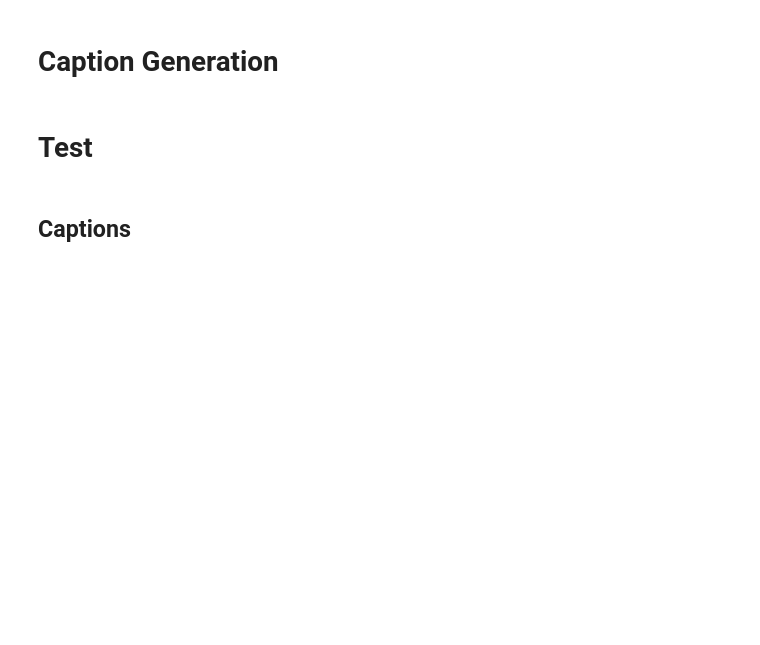
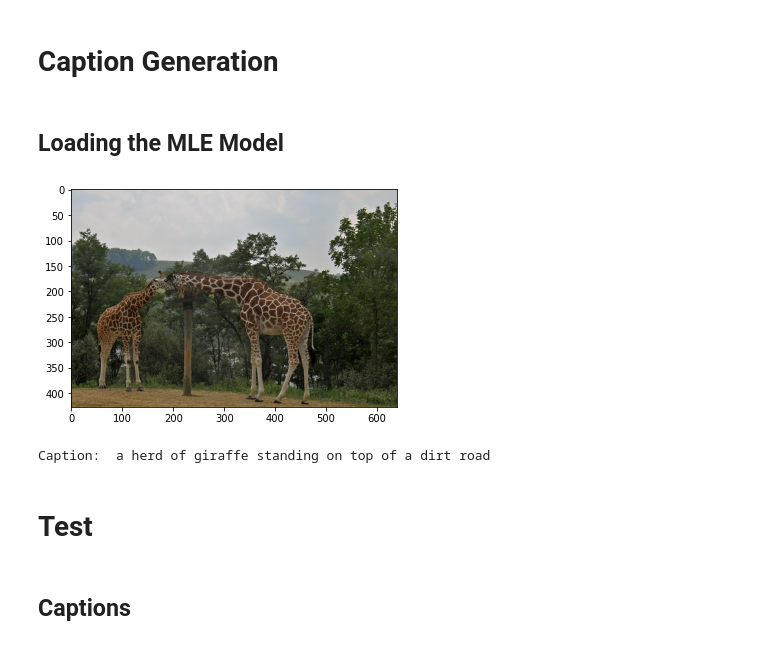
Before and after one commit to AlirezaAbedinii/ImageCaptioning, a Jupyter notebook: Image_Captioning.ipynb, the cells around one changed output. Drawn from its saved outputs; the diff is of its cells as text; code cells hidden in the pictures; blank space fills up the shorter version.

Commit message:
Caption generation added.

```diff
--- a/Image_Captioning.ipynb
+++ b/Image_Captioning.ipynb
@@ -61,8 +62,8 @@ train_df_path = '/content/drive/MyDrive/Dataset/train_data.csv'
 test_df_path = '/content/drive/MyDrive/Dataset/test_data.csv'
 
 embedding_dim = 2048
-max_length = 10
-num_words = 4000
+max_length = 16
+num_words = 2075
 train_caps = {}
 # %%
 annFile = '{}/annotations/captions_{}.json'.format(dataDir,dataType)
@@ -322,7 +327,7 @@ print(features['000000308587.jpg'])
 ### Load captions (endseq)
 # %%
 def add_start_and_endseq(input_str):
-  return 'start_seq' + input_str + ' ' + 'endseq'
+  return 'startseq' + ' ' + input_str + ' ' + 'endseq'
 
 #Load caption and add endseq at the end of them
 def create_captions_dic(inp_coco_caps):
@@ -575,6 +563,6 @@ for i in range(epochs):
   print(f'Epoch {i+1}/{epochs}')
   generator = train_generator(tokenizer, train_caps, features, batch_size)
   model.fit(generator, epochs=1, steps_per_epoch=steps, verbose=1)
-  model.save('model_' + str(i) + '.h5')
+model.save('/content/drive/MyDrive/Models/' + 'final_model_V2' + '.h5')
 # %% [output]
 Epoch 1/25
@@ -598,3 +590,5 @@ Epoch 25/25
 # %% [markdown]
 # Caption Generation
+# %% [markdown]
+## Loading the MLE Model
 # %%
@@ -603,3 +636,14 @@ model.save('/content/drive/MyDrive/model_final' + '.h5')
+# %%
+z = 20
+pic = list(features.keys())[z]
+image = features[pic].reshape((1,2048))
+x = plt.imread(pictures_dir_path+ '/' + pic)
+plt.imshow(x)
+plt.show()
+print("Caption:", generate_caption(tokenizer, image, max_length))
+# %% [output]
+[figure, added]
+Caption:  a herd of giraffe standing on top of a dirt road
 # %% [markdown]
 # Test
 # %% [markdown]
```
Also changed, not shown: parts of 17 cells of this notebook.
